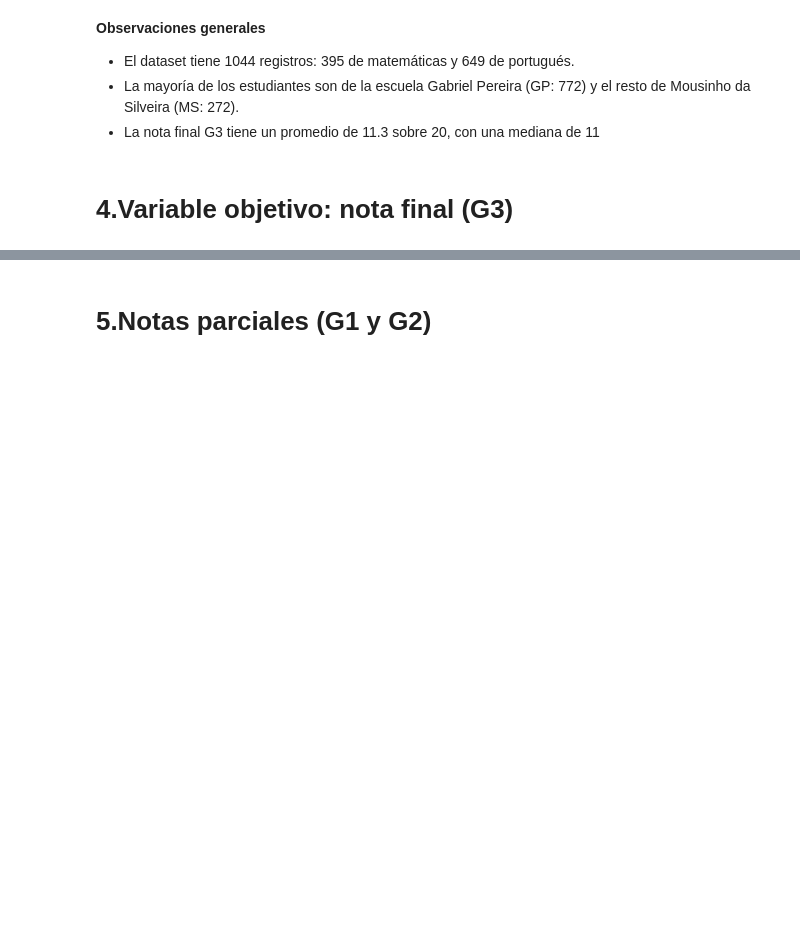
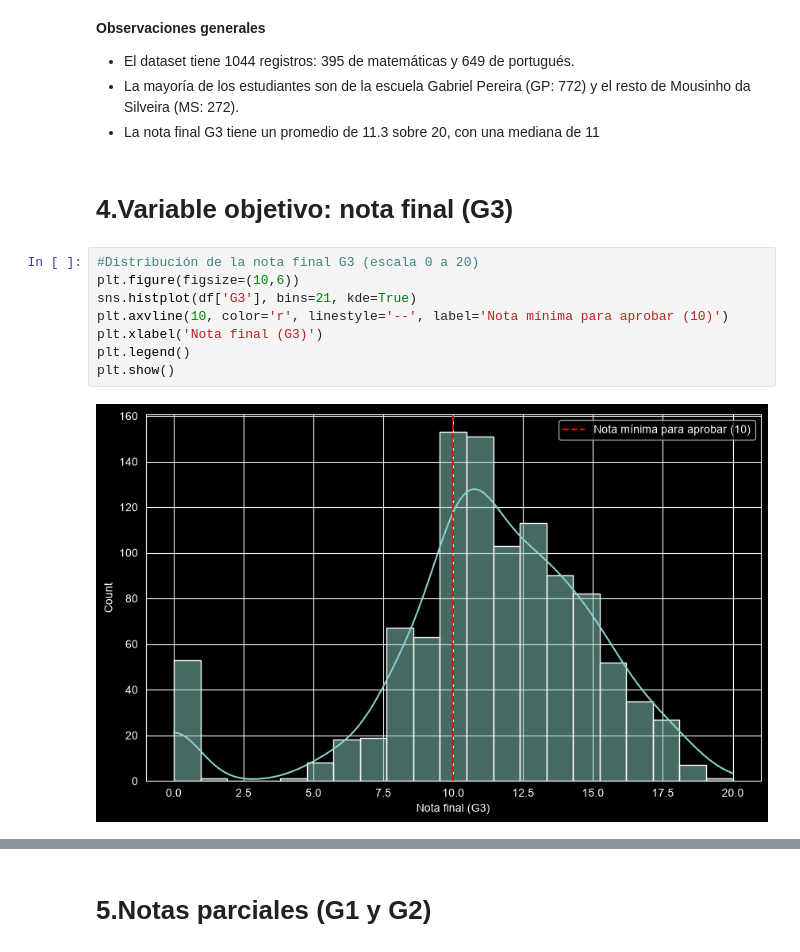
Before and after one commit to DiegoMonteroCRC/Proyecto-1-Sistema-de-Prediccion-de-Rendimiento-Academico, a Jupyter notebook: notebooks/01_EDA.ipynb, the cells around one changed output, grey strips where cells are left out. Drawn from its saved outputs; the diff is of its cells as text; blank space fills up the shorter version.

Commit message:
feat: agrega análisis de la nota final al EDA

```diff
--- a/notebooks/01_EDA.ipynb
+++ b/notebooks/01_EDA.ipynb
@@ -101,3 +101,13 @@ plt.show()
 - La nota final G3 tiene un promedio de 11.3 sobre 20, con una mediana de 11
 # %% [markdown]
 # 4.Variable objetivo: nota final (G3)
+# %%
+#Distribución de la nota final G3 (escala 0 a 20)
+plt.figure(figsize=(10,6))
+sns.histplot(df['G3'], bins=21, kde=True)
+plt.axvline(10, color='r', linestyle='--', label='Nota mínima para aprobar (10)')
+plt.xlabel('Nota final (G3)')
+plt.legend()
+plt.show()
+# %% [output]
+[figure, added]
```
Also changed, not shown: parts of 5 cells of this notebook.
